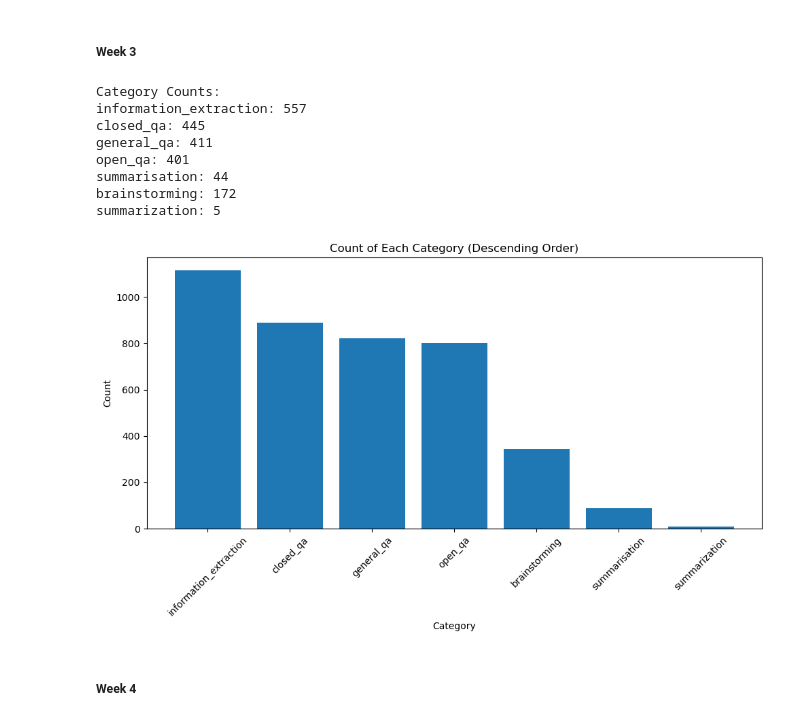
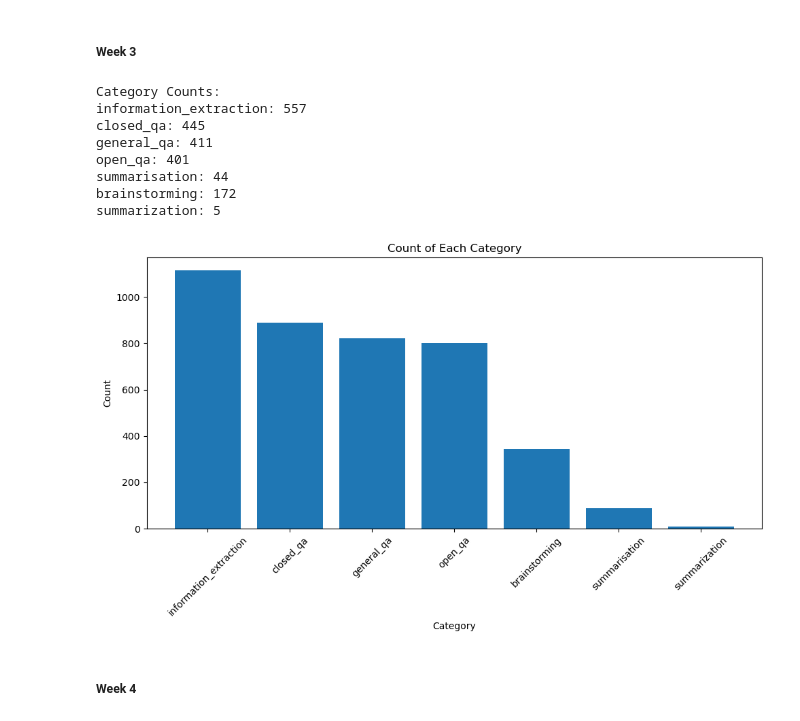
Before and after one commit to faaraan1997/MS-in-AI---Sem-2, a Jupyter notebook: Application of AI/Task/Week 11/EDA.ipynb, the cells around one changed output. Cells and saved outputs as stored; diff of their text form; code cells hidden in the pictures.

Commit message:
All week code initial update

```diff
--- a/Application of AI/Task/Week 11/EDA.ipynb
+++ b/Application of AI/Task/Week 11/EDA.ipynb
@@ -146,0 +149,33 @@ Maximum length: 921 characters
+# %%
+import json
+import numpy as np
+
+# Load JSON data from file
+with open(r'Week.json', 'r') as file:
+    data = json.load(file)
+
+# Extract lengths of 'instruction' and 'response' texts
+instruction_lengths = [len(item['instruction']) for item in data]
+response_lengths = [len(item['response']) for item in data]
+
+# Calculate statistics for 'instruction' lengths
+instruction_mean_length = np.mean(instruction_lengths)
+instruction_std_deviation = np.std(instruction_lengths)
+instruction_max_length = max(instruction_lengths)
+
+# Calculate statistics for 'response' lengths
+response_mean_length = np.mean(response_lengths)
+response_std_deviation = np.std(response_lengths)
+response_max_length = max(response_lengths)
+
+# Print results for 'instruction'
+print("Statistics for 'instruction' lengths:")
+print(f"Mean length: {instruction_mean_length:.2f} characters")
+print(f"Standard deviation: {instruction_std_deviation:.2f} characters")
+print(f"Maximum length: {instruction_max_length} characters")
+
+# Print results for 'response'
+print("\nStatistics for 'response' lengths:")
+print(f"Mean length: {response_mean_length:.2f} characters")
+print(f"Standard deviation: {response_std_deviation:.2f} characters")
+print(f"Maximum length: {response_max_length} characters")
@@ -164,35 +209,35 @@ for item in data:
 print("Category Counts:")
 for category, count in category_counts.items():
     print(f"{category}: {count}")
 
 for item in data:
     category = item['category']
     category_counts[category] = category_counts.get(category, 0) + 1
 
 # Sort categories by count in descending order
 sorted_categories = sorted(category_counts.items(), key=lambda x: x[1], reverse=True)
 sorted_categories_labels = [x[0] for x in sorted_categories]
 sorted_categories_counts = [x[1] for x in sorted_categories]
 
 # Create a bar chart
 plt.figure(figsize=(10, 6))
 plt.bar(sorted_categories_labels, sorted_categories_counts)
 plt.xlabel('Category')
 plt.ylabel('Count')
-plt.title('Count of Each Category (Descending Order)')
+plt.title('Count of Each Category')
 plt.xticks(rotation=45)
 plt.tight_layout()
 plt.show()
 # %% [output]
 Category Counts:
 information_extraction: 557
 closed_qa: 445
 general_qa: 411
 open_qa: 401
 summarisation: 44
 brainstorming: 172
 summarization: 5
-[figure, old version]
+[figure, new version]
 # %% [markdown]
 ##### Week 4
 # %%
```
Also changed, not shown: parts of 5 cells of this notebook, 1 other file.
